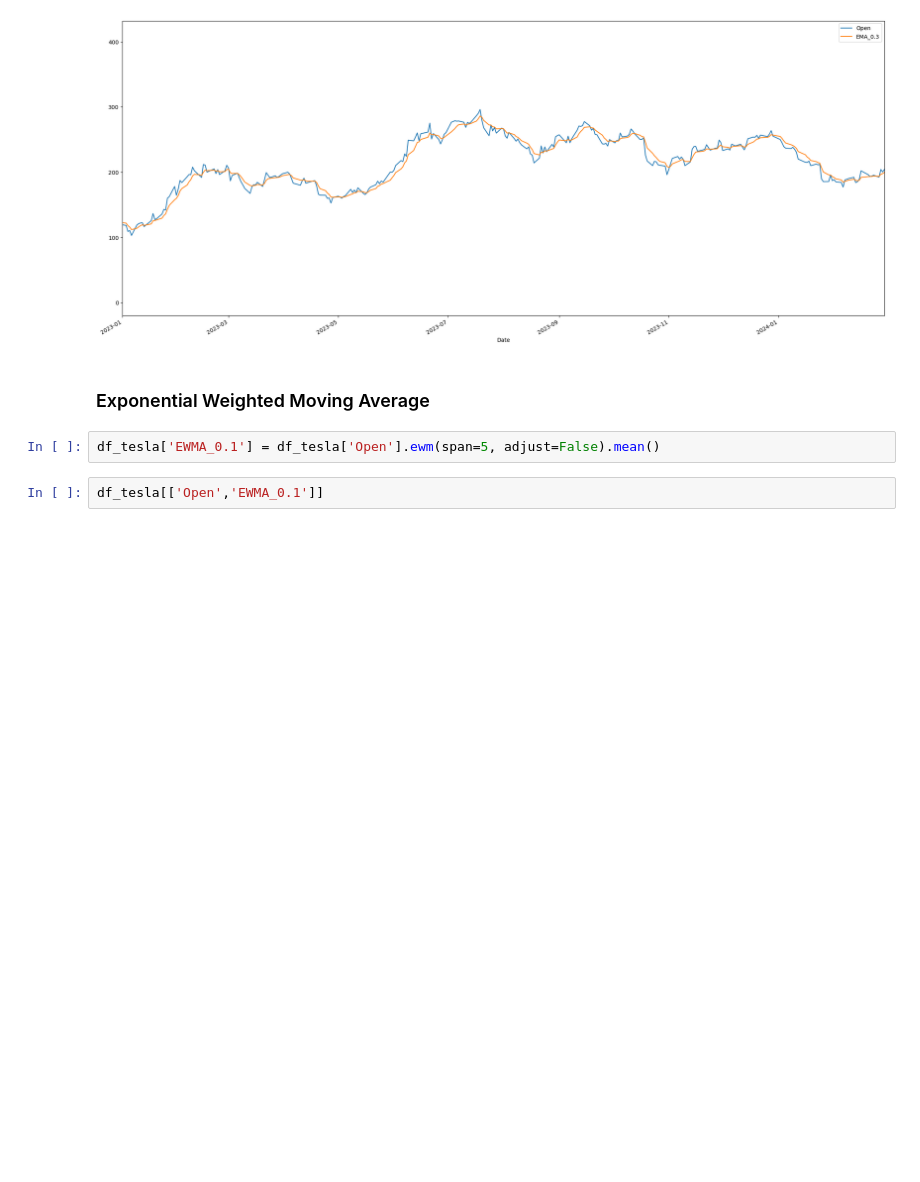
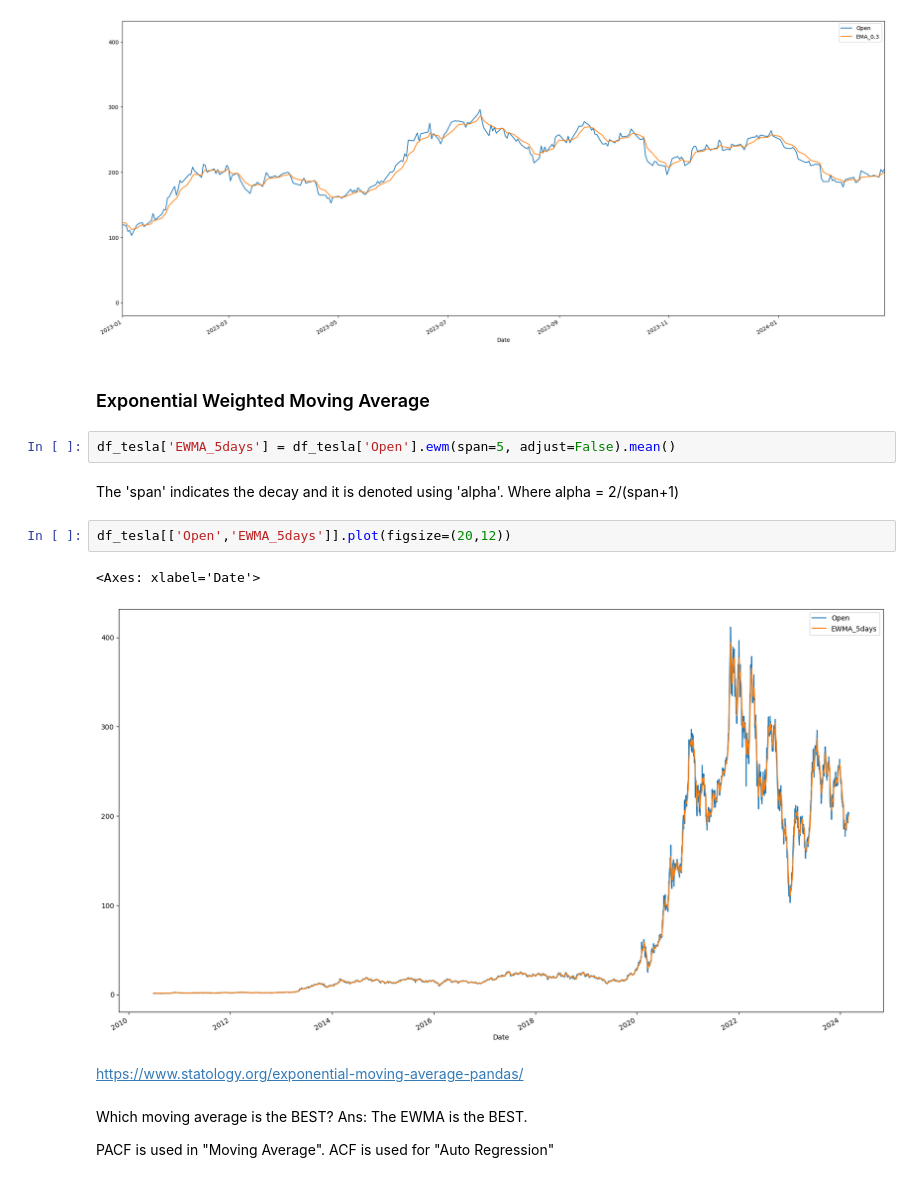
Before and after one commit to kirankaushalkopalley/EDA-on-Time-Series-Data, a Jupyter notebook: Different Time Series models on $TSLA Data.ipynb, the cells around one changed output. Saved outputs shown, nothing was run; the diff lists cells and outputs as text; blank space fills up the shorter version.

Commit message:
Update to the project with EWMA model

```diff
--- a/Different Time Series models on $TSLA Data.ipynb
+++ b/Different Time Series models on $TSLA Data.ipynb
@@ -94,6 +94,19 @@ df_tesla[['Open','EMA_0.3']].plot(xlim=['2023-01-01','2024-02-29'],figsize=(25,1
 # %% [markdown]
 ### Exponential Weighted Moving Average
 # %%
-df_tesla['EWMA_0.1'] = df_tesla['Open'].ewm(span=5, adjust=False).mean()
+df_tesla['EWMA_5days'] = df_tesla['Open'].ewm(span=5, adjust=False).mean()
+# %% [markdown]
+The 'span' indicates the decay and it is denoted using 'alpha'. Where alpha = 2/(span+1)
 # %%
-df_tesla[['Open','EWMA_0.1']]
+df_tesla[['Open','EWMA_5days']].plot(figsize=(20,12))
+# %% [output]
+<Axes: xlabel='Date'>
+[figure, added]
+# %% [markdown]
+https://www.statology.org/exponential-moving-average-pandas/
+# %% [markdown]
+Which moving average is the BEST?
+Ans: The EWMA is the BEST.
+
+PACF is used in "Moving Average".
+ACF is used for "Auto Regression"
```
